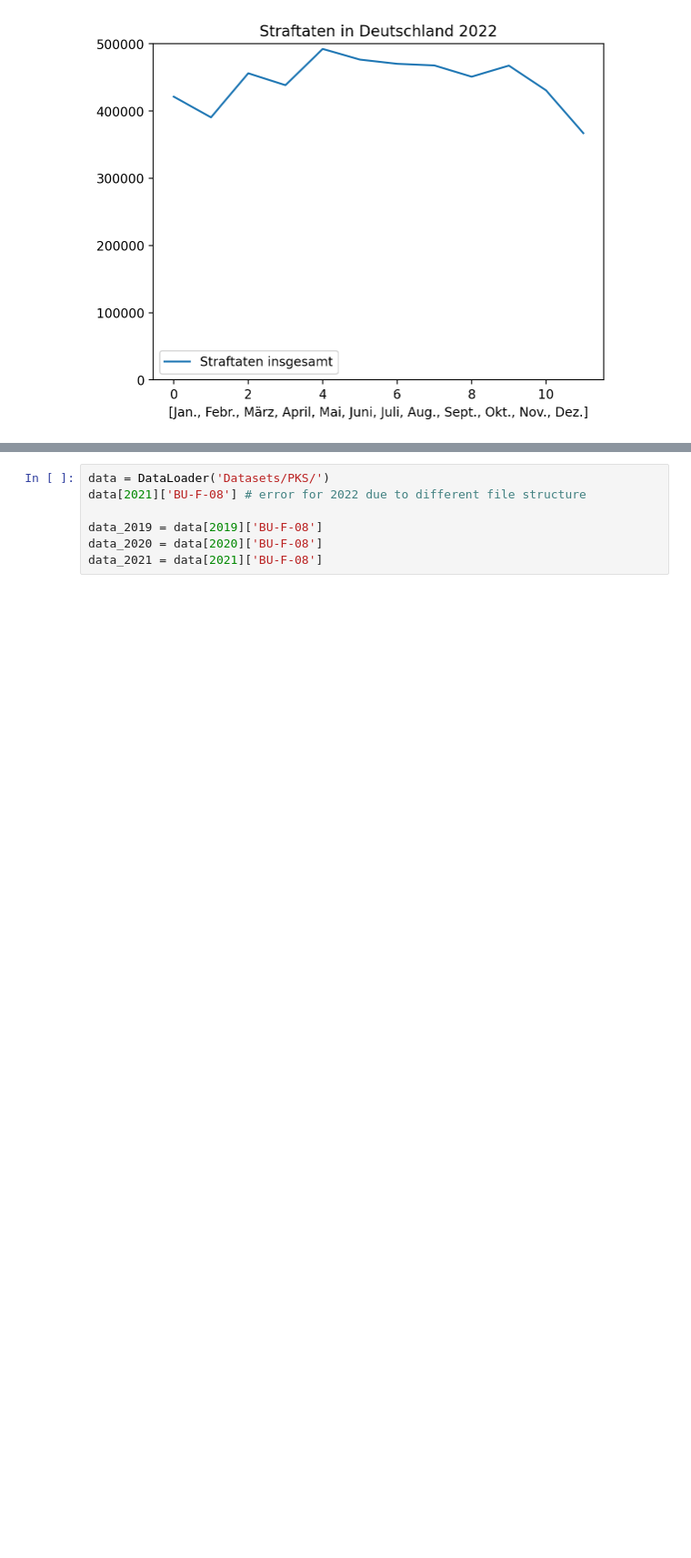
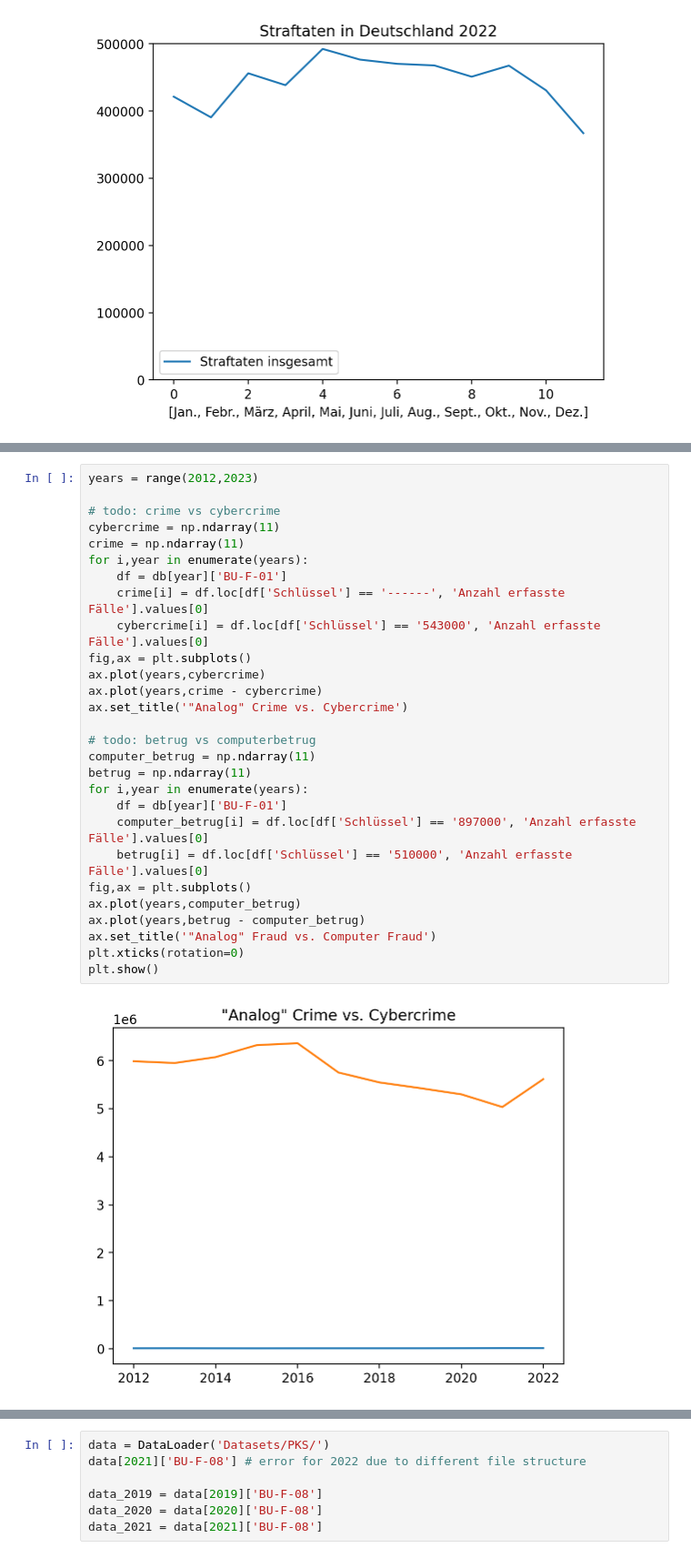
Before and after one commit to LukaslWeber/DataLit-Crime-Project, a Jupyter notebook: exploraton.ipynb, the cells around one changed output, grey strips where cells are left out. Shown at 91% size. Cells and saved outputs as stored; diff of their text form; blank space fills up the shorter version.

```diff
--- a/exploraton.ipynb
+++ b/exploraton.ipynb
@@ -222,0 +247,30 @@ db[2017]['BU-F-01']
+# %%
+years = range(2012,2023)
+
+# todo: crime vs cybercrime
+cybercrime = np.ndarray(11)
+crime = np.ndarray(11)
+for i,year in enumerate(years):
+    df = db[year]['BU-F-01']
+    crime[i] = df.loc[df['Schlüssel'] == '------', 'Anzahl erfasste Fälle'].values[0]
+    cybercrime[i] = df.loc[df['Schlüssel'] == '543000', 'Anzahl erfasste Fälle'].values[0]
+fig,ax = plt.subplots()
+ax.plot(years,cybercrime)
+ax.plot(years,crime - cybercrime)
+ax.set_title('"Analog" Crime vs. Cybercrime')
+
+# todo: betrug vs computerbetrug
+computer_betrug = np.ndarray(11)
+betrug = np.ndarray(11)
+for i,year in enumerate(years):
+    df = db[year]['BU-F-01']
+    computer_betrug[i] = df.loc[df['Schlüssel'] == '897000', 'Anzahl erfasste Fälle'].values[0]
+    betrug[i] = df.loc[df['Schlüssel'] == '510000', 'Anzahl erfasste Fälle'].values[0]
+fig,ax = plt.subplots()
+ax.plot(years,computer_betrug)
+ax.plot(years,betrug - computer_betrug)
+ax.set_title('"Analog" Fraud vs. Computer Fraud')
+plt.xticks(rotation=0)
+plt.show()
+# %% [output]
+[figure, added]
```
Also changed, not shown: parts of 4 cells of this notebook.
